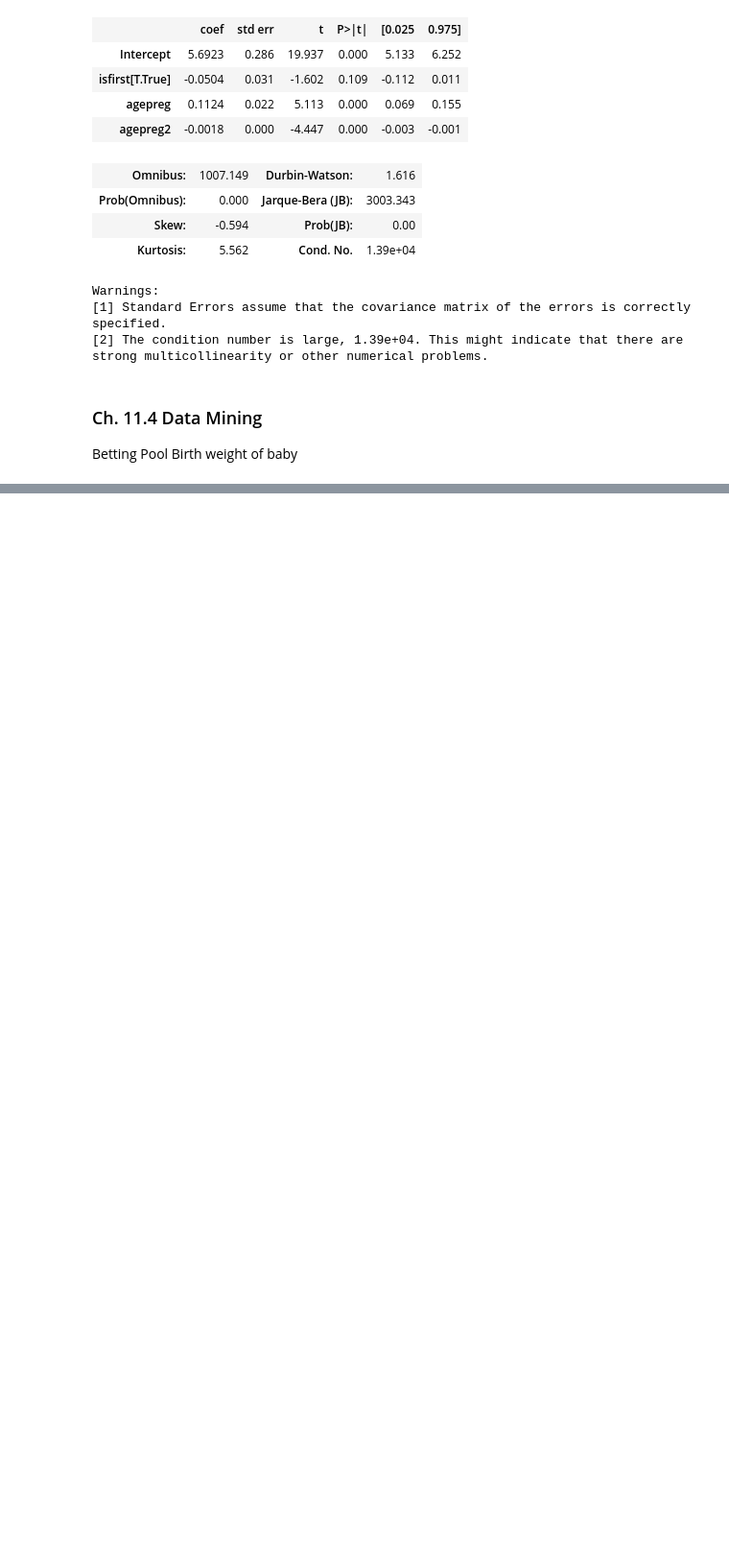
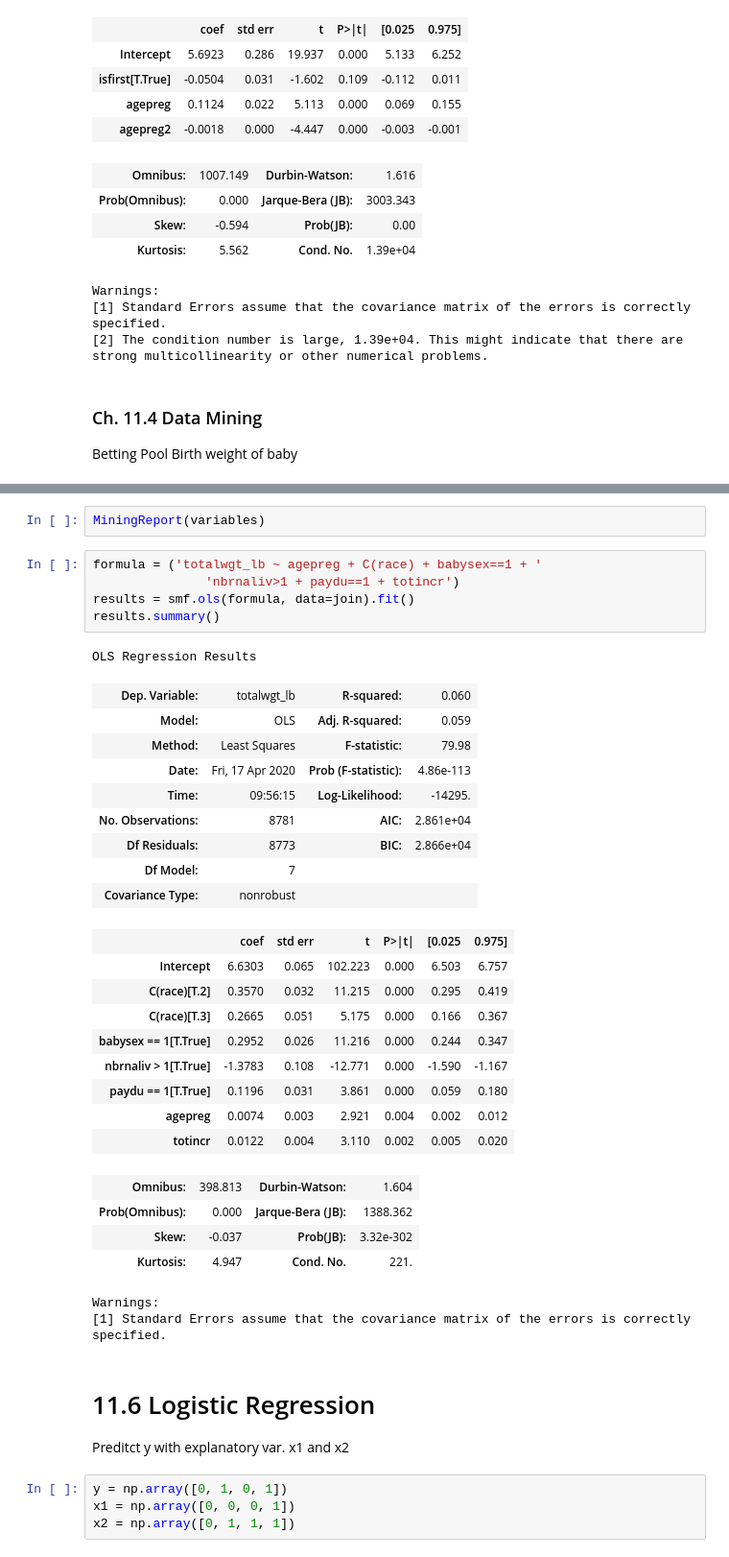
Before and after one commit to Svensone/ThinkStats2-Study, a Jupyter notebook: code/1 Ch. 11 Regression.ipynb, the cells around one changed output, grey strips where cells are left out. Shown at 96% size. Cells and saved outputs as stored; diff of their text form; blank space fills up the shorter version.

```diff
--- a/code/1 Ch. 11 Regression.ipynb
+++ b/code/1 Ch. 11 Regression.ipynb
@@ -240,0 +302,41 @@ variables
+# %%
+MiningReport(variables)
+# %%
+formula = ('totalwgt_lb ~ agepreg + C(race) + babysex==1 + '
+               'nbrnaliv>1 + paydu==1 + totincr')
+results = smf.ols(formula, data=join).fit()
+results.summary()
+# %% [output]
+OLS Regression Results
+| Dep. Variable: | totalwgt_lb | R-squared: | 0.060 |
+| Model: | OLS | Adj. R-squared: | 0.059 |
+| Method: | Least Squares | F-statistic: | 79.98 |
+| Date: | Fri, 17 Apr 2020 | Prob (F-statistic): | 4.86e-113 |
+| Time: | 09:56:15 | Log-Likelihood: | -14295. |
+| No. Observations: | 8781 | AIC: | 2.861e+04 |
+| Df Residuals: | 8773 | BIC: | 2.866e+04 |
+| Df Model: | 7 |  |  |
+| Covariance Type: | nonrobust |  |  |
+|  | coef | std err | t | P>|t| | [0.025 | 0.975] |
+| Intercept | 6.6303 | 0.065 | 102.223 | 0.000 | 6.503 | 6.757 |
+| C(race)[T.2] | 0.3570 | 0.032 | 11.215 | 0.000 | 0.295 | 0.419 |
+| C(race)[T.3] | 0.2665 | 0.051 | 5.175 | 0.000 | 0.166 | 0.367 |
+| babysex == 1[T.True] | 0.2952 | 0.026 | 11.216 | 0.000 | 0.244 | 0.347 |
+| nbrnaliv > 1[T.True] | -1.3783 | 0.108 | -12.771 | 0.000 | -1.590 | -1.167 |
+| paydu == 1[T.True] | 0.1196 | 0.031 | 3.861 | 0.000 | 0.059 | 0.180 |
+| agepreg | 0.0074 | 0.003 | 2.921 | 0.004 | 0.002 | 0.012 |
+| totincr | 0.0122 | 0.004 | 3.110 | 0.002 | 0.005 | 0.020 |
+| Omnibus: | 398.813 | Durbin-Watson: | 1.604 |
+| Prob(Omnibus): | 0.000 | Jarque-Bera (JB): | 1388.362 |
+| Skew: | -0.037 | Prob(JB): | 3.32e-302 |
+| Kurtosis: | 4.947 | Cond. No. | 221. |
+Warnings:
+[1] Standard Errors assume that the covariance matrix of the errors is correctly specified.
+# %% [markdown]
+# 11.6 Logistic Regression
+
+Preditct y with explanatory var. x1 and x2
+# %%
+y = np.array([0, 1, 0, 1])
+x1 = np.array([0, 0, 0, 1])
+x2 = np.array([0, 1, 1, 1])
```
Also changed, not shown: parts of 24 cells of this notebook.
